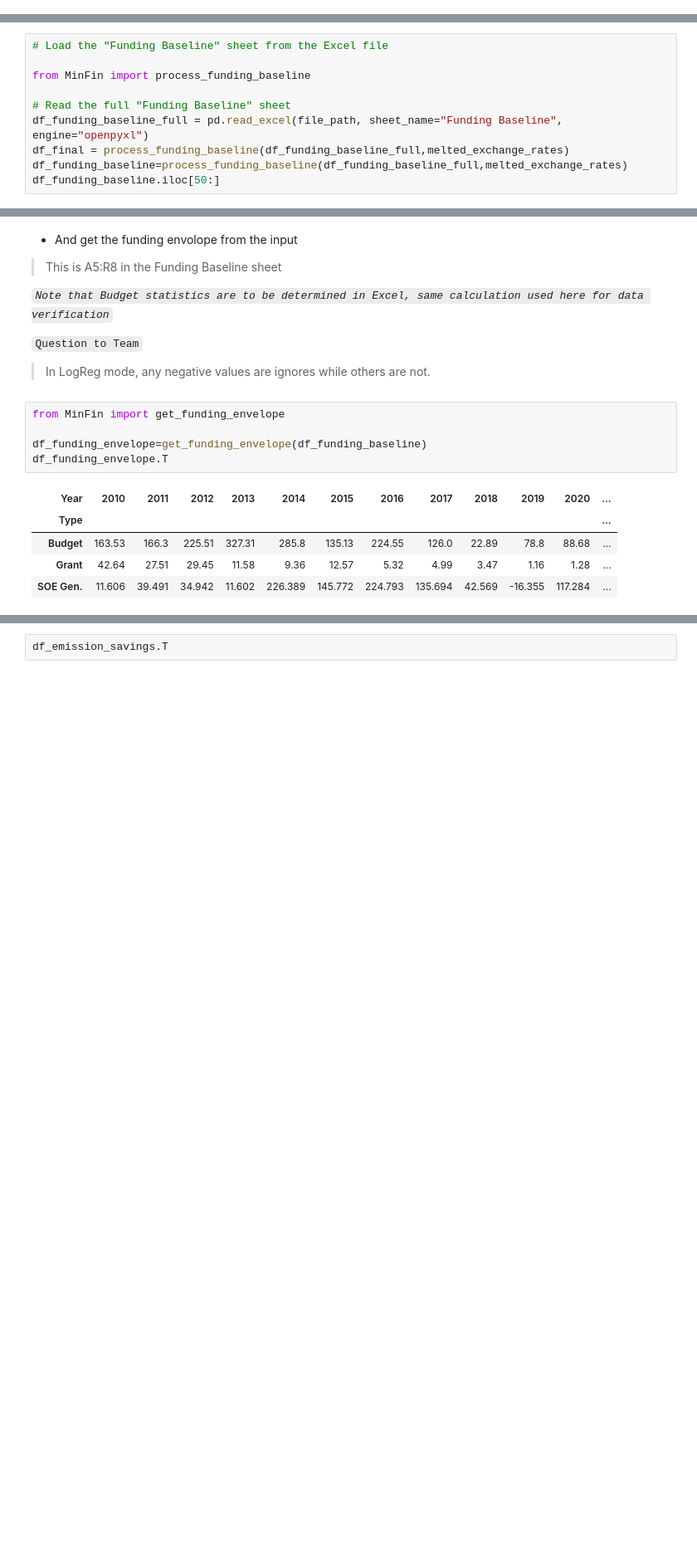
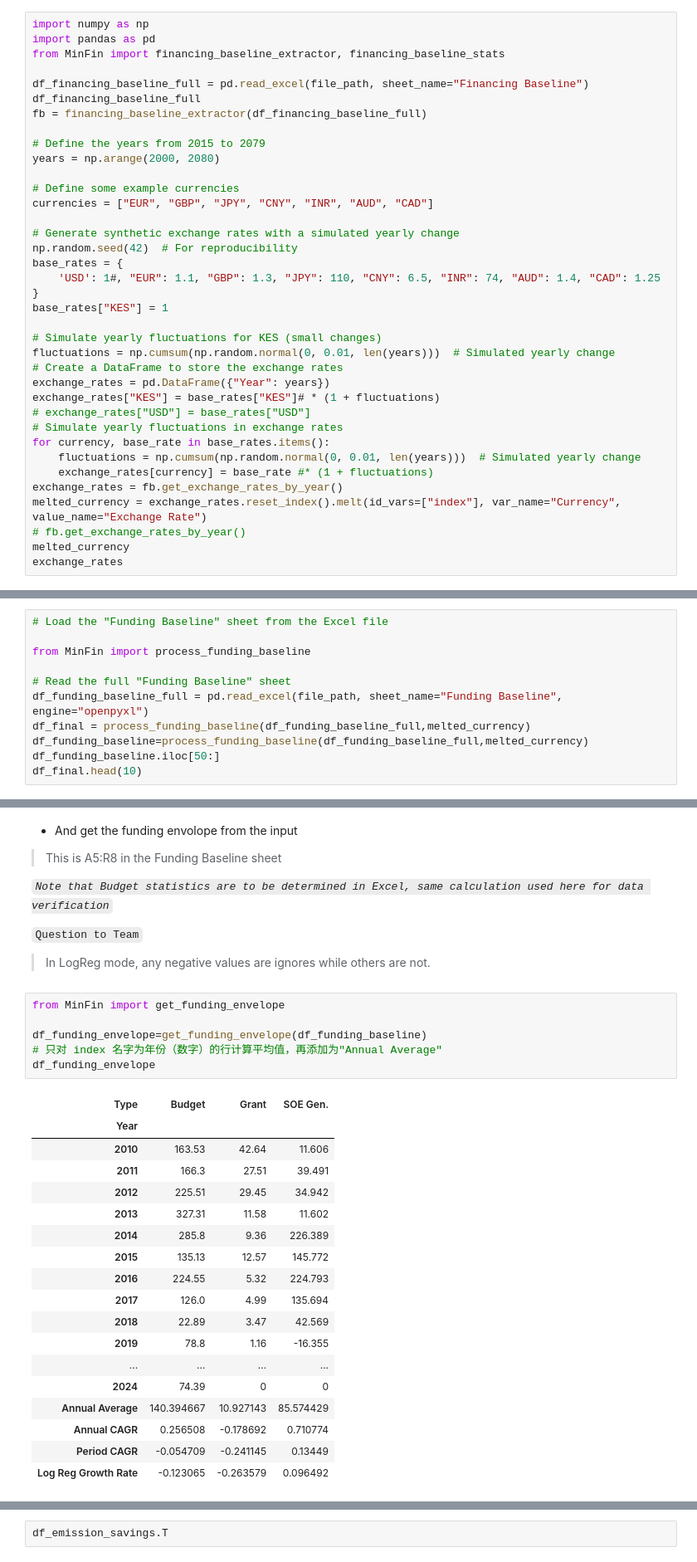
Before and after one commit to MINFinModel/minfin-py-public-release, a Jupyter notebook: addtional_input.ipynb, the cells around one changed output, grey strips where cells are left out. Shown at 83% size. Saved outputs shown, nothing was run; the diff lists cells and outputs as text; blank space fills up the shorter version.

```diff
--- a/addtional_input.ipynb
+++ b/addtional_input.ipynb
@@ -392,3 +652,40 @@ melted_exchange_rates.T
+# %%
+import numpy as np
+import pandas as pd
+from MinFin import financing_baseline_extractor, financing_baseline_stats
+
+df_financing_baseline_full = pd.read_excel(file_path, sheet_name="Financing Baseline")
+df_financing_baseline_full
+fb = financing_baseline_extractor(df_financing_baseline_full)
+
+# Define the years from 2015 to 2079
+years = np.arange(2000, 2080)
+
+# Define some example currencies
+currencies = ["EUR", "GBP", "JPY", "CNY", "INR", "AUD", "CAD"]
+
+# Generate synthetic exchange rates with a simulated yearly change
+np.random.seed(42)  # For reproducibility
+base_rates = {
+    'USD': 1#, "EUR": 1.1, "GBP": 1.3, "JPY": 110, "CNY": 6.5, "INR": 74, "AUD": 1.4, "CAD": 1.25
+}
+base_rates["KES"] = 1
+
+# Simulate yearly fluctuations for KES (small changes)
+fluctuations = np.cumsum(np.random.normal(0, 0.01, len(years)))  # Simulated yearly change
+# Create a DataFrame to store the exchange rates
+exchange_rates = pd.DataFrame({"Year": years})
+exchange_rates["KES"] = base_rates["KES"]# * (1 + fluctuations)
+# exchange_rates["USD"] = base_rates["USD"]
+# Simulate yearly fluctuations in exchange rates
+for currency, base_rate in base_rates.items():
+    fluctuations = np.cumsum(np.random.normal(0, 0.01, len(years)))  # Simulated yearly change
+    exchange_rates[currency] = base_rate #* (1 + fluctuations)
+exchange_rates = fb.get_exchange_rates_by_year()
+melted_currency = exchange_rates.reset_index().melt(id_vars=["index"], var_name="Currency", value_name="Exchange Rate")
+# fb.get_exchange_rates_by_year()
+melted_currency
+exchange_rates
 # %% [markdown]
 ## Funding Baseline Sheet
 
@@ -400,8 +699,9 @@ from MinFin import process_funding_baseline
 
 # Read the full "Funding Baseline" sheet
 df_funding_baseline_full = pd.read_excel(file_path, sheet_name="Funding Baseline", engine="openpyxl")
-df_final = process_funding_baseline(df_funding_baseline_full,melted_exchange_rates)
-df_funding_baseline=process_funding_baseline(df_funding_baseline_full,melted_exchange_rates)
+df_final = process_funding_baseline(df_funding_baseline_full,melted_currency)
+df_funding_baseline=process_funding_baseline(df_funding_baseline_full,melted_currency)
 df_funding_baseline.iloc[50:]
+df_final.head(10)
 # %% [output]
 |  | Source | Name | Type | Year | Volume (Million) | Currency | Govt Share | Volume (Foreign Currency USD) | ... |
@@ -431,14 +729,28 @@ df_funding_baseline.iloc[50:]
 # %%
 from MinFin import get_funding_envelope
 
 df_funding_envelope=get_funding_envelope(df_funding_baseline)
-df_funding_envelope.T
+# 只对 index 名字为年份（数字）的行计算平均值，再添加为"Annual Average"
+df_funding_envelope
 # %% [output]
-| Year | 2010 | 2011 | 2012 | 2013 | 2014 | 2015 | 2016 | 2017 | 2018 | 2019 | 2020 | ... |
-| Type |  |  |  |  |  |  |  |  |  |  |  | ... |
-| Budget | 163.53 | 166.3 | 225.51 | 327.31 | 285.8 | 135.13 | 224.55 | 126.0 | 22.89 | 78.8 | 88.68 | ... |
-| Grant | 42.64 | 27.51 | 29.45 | 11.58 | 9.36 | 12.57 | 5.32 | 4.99 | 3.47 | 1.16 | 1.28 | ... |
-| SOE Gen. | 11.606 | 39.491 | 34.942 | 11.602 | 226.389 | 145.772 | 224.793 | 135.694 | 42.569 | -16.355 | 117.284 | ... |
+| Type | Budget | Grant | SOE Gen. |
+| Year |  |  |  |
+| 2010 | 163.53 | 42.64 | 11.606 |
+| 2011 | 166.3 | 27.51 | 39.491 |
+| 2012 | 225.51 | 29.45 | 34.942 |
+| 2013 | 327.31 | 11.58 | 11.602 |
+| 2014 | 285.8 | 9.36 | 226.389 |
+| 2015 | 135.13 | 12.57 | 145.772 |
+| 2016 | 224.55 | 5.32 | 224.793 |
+| 2017 | 126.0 | 4.99 | 135.694 |
+| 2018 | 22.89 | 3.47 | 42.569 |
+| 2019 | 78.8 | 1.16 | -16.355 |
+| ... | ... | ... | ... |
+| 2024 | 74.39 | 0 | 0 |
+| Annual Average | 140.394667 | 10.927143 | 85.574429 |
+| Annual CAGR | 0.256508 | -0.178692 | 0.710774 |
+| Period CAGR | -0.054709 | -0.241145 | 0.13449 |
+| Log Reg Growth Rate | -0.123065 | -0.263579 | 0.096492 |
 # %% [markdown]
 ## Investment Needs
 - with input we have processed, we now calculate the investment needs
```
Also changed, not shown: parts of 82 cells of this notebook, 4 other files.
